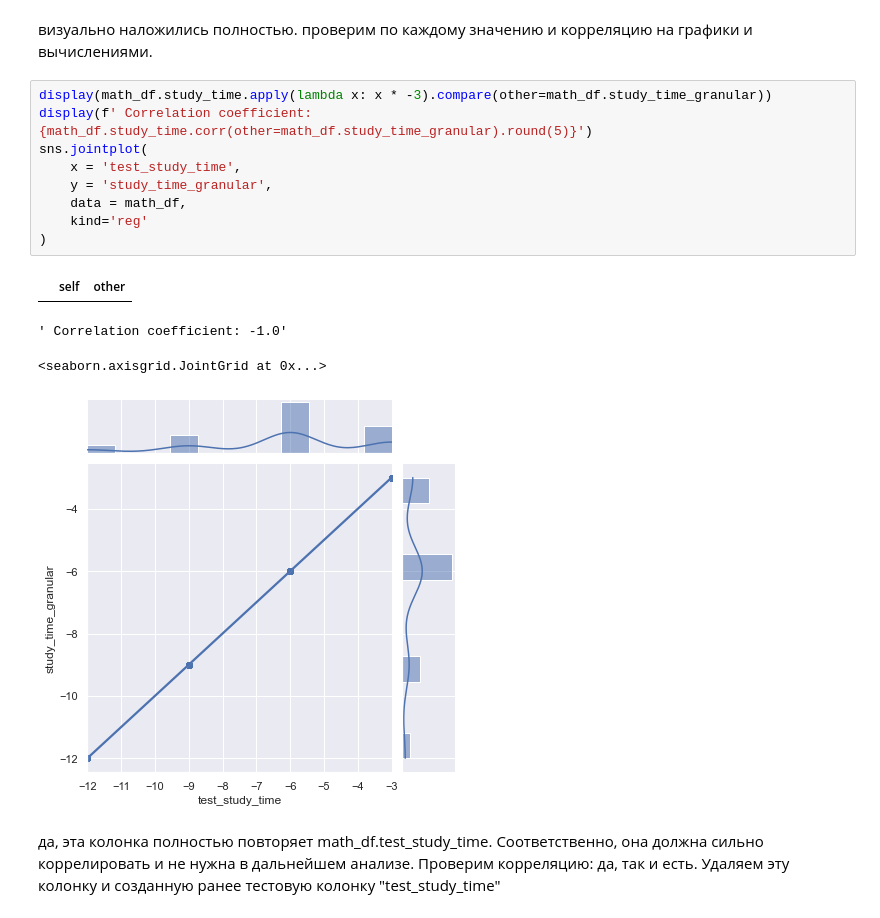
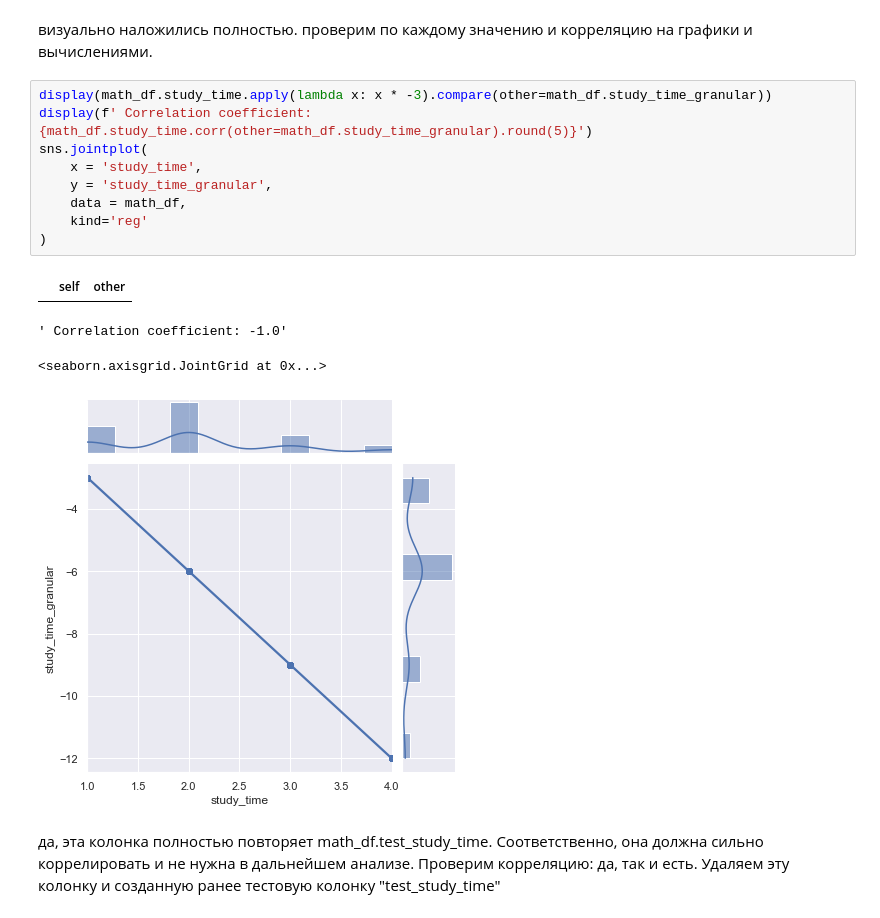
Before and after one commit to bi01/skillfactory_ds, a Jupyter notebook: module_2/my_decision.ipynb, the cells around one changed output. Cells and saved outputs as stored; diff of their text form.

```diff
--- a/module_2/my_decision.ipynb
+++ b/module_2/my_decision.ipynb
@@ -380,17 +374,17 @@ plt.plot(math_df.study_time_granular)
 # %%
 display(math_df.study_time.apply(lambda x: x * -3).compare(other=math_df.study_time_granular))
 display(f' Correlation coefficient: {math_df.study_time.corr(other=math_df.study_time_granular).round(5)}')
 sns.jointplot(
-    x = 'test_study_time',
+    x = 'study_time',
     y = 'study_time_granular',
     data = math_df,
     kind='reg'
 )
 # %% [output]
 |  | self | other |
 ' Correlation coefficient: -1.0'
 <seaborn.axisgrid.JointGrid at 0x...>
-[figure, old version]
+[figure, new version]
 # %% [markdown]
 да, эта колонка полностью повторяет math_df.test_study_time.
 Соответственно, она должна сильно коррелировать и не нужна в дальнейшем анализе. Проверим корреляцию:
```
Also changed, not shown: parts of 22 cells of this notebook.
